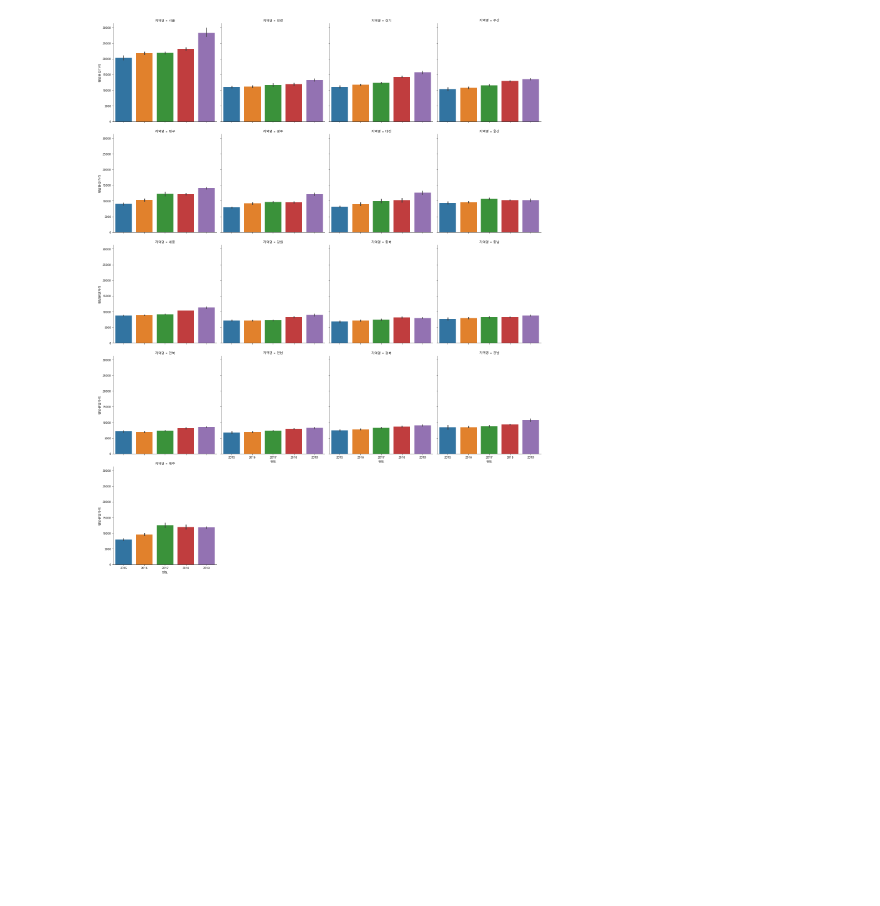
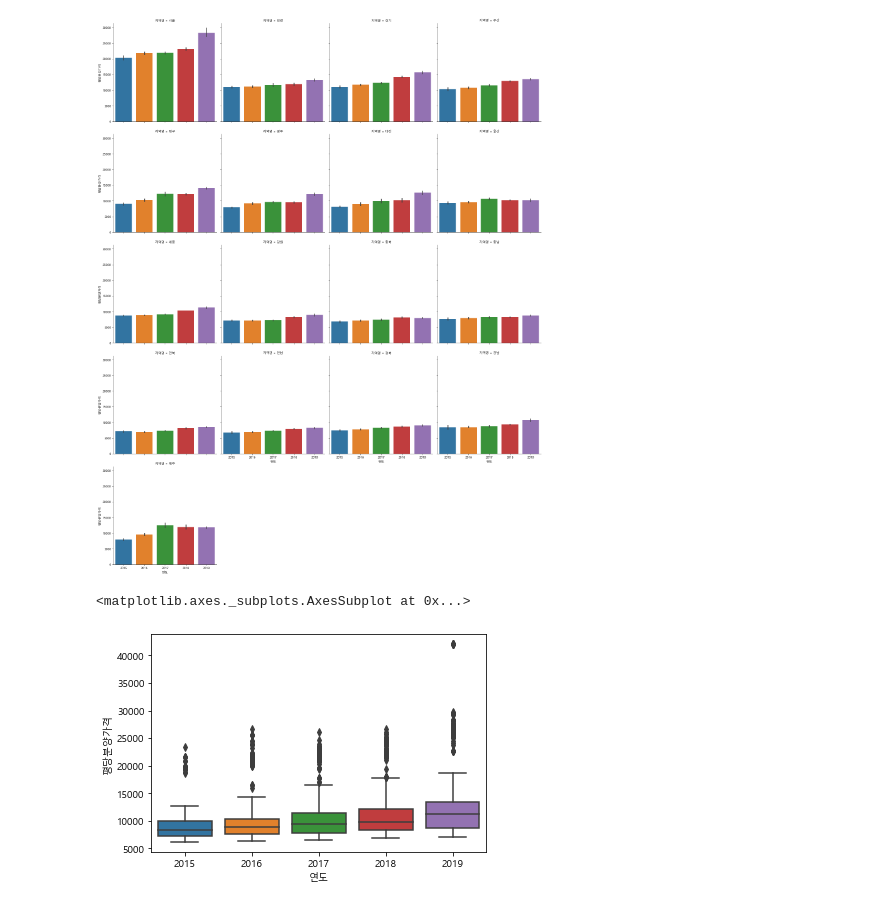
Before and after one commit to sookm/inflearn_lecture_opendata, a Jupyter notebook: 01-apt-price-input_210519.ipynb, the cells around one changed output. Cells and saved outputs as stored; diff of their text form; code cells hidden in the pictures; blank space fills up the shorter version.

```diff
--- a/01-apt-price-input_210519.ipynb
+++ b/01-apt-price-input_210519.ipynb
@@ -558,3 +558,18 @@ sns.catplot(data=df_last, x="연도", y="평당분양가격",
 # %% [output]
 <seaborn.axisgrid.FacetGrid at 0x...>
 [figure]
+# %%
+# 연도별 평당분양가격을 boxplot으로
+
+# 최솟값
+# 제 1사분위 수
+# 제 2사분위 수( ), 즉 중앙값
+# 제 3사분위 수( )
+# 최댓값
+
+# 이상치 : 는 별 또는 점으로 따로 표시한다
+
+sns.boxplot(data=df_last, x="연도", y="평당분양가격")
+# %% [output]
+<matplotlib.axes._subplots.AxesSubplot at 0x...>
+[figure, added]
```
Also changed, not shown: parts of 3 cells of this notebook.
